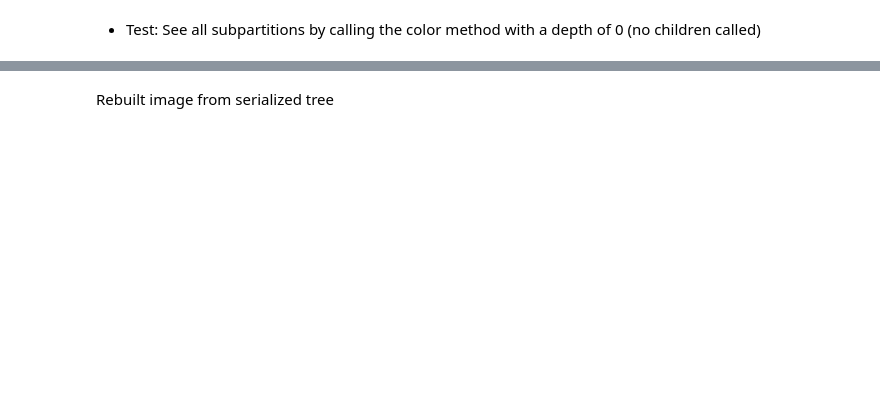
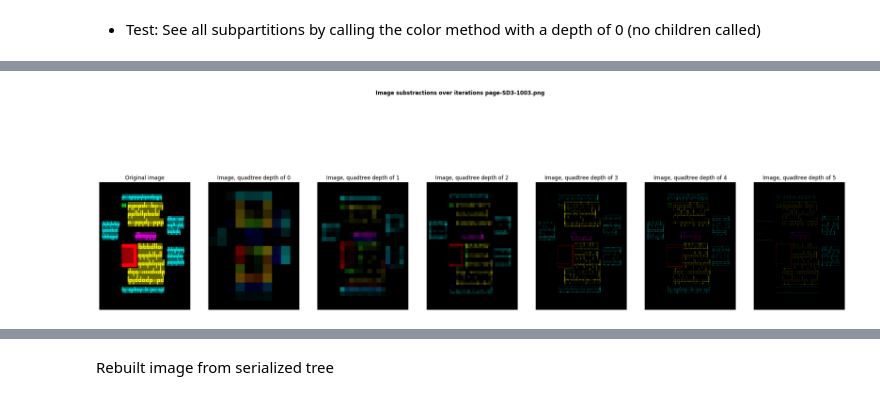
Before and after one commit to maximewel/image_processing, a Jupyter notebook: assignement_6/compression.ipynb, the cells around one changed output, grey strips where cells are left out. Saved outputs shown, nothing was run; the diff lists cells and outputs as text; code cells hidden in the pictures; blank space fills up the shorter version.

```diff
--- a/assignement_6/compression.ipynb
+++ b/assignement_6/compression.ipynb
@@ -307,22 +359,26 @@ for i, iter_image in enumerate(iterative_images):
 # %%
 iterative_images = []
 min_dim_size = partition_size[0] #Square dimensions, just take one side
 iteration_index = 0
 while min_dim_size>=1:
     iterative_images.append(quadTree.show_tree_at_depth(iteration_index))
     min_dim_size /= 2
     iteration_index += 1
 
 
 fig, ax = plt.subplots(1, len(iterative_images), figsize=(30,10))
 fig.suptitle(f'Image substractions over iterations {image_name}', fontweight='bold')
 
 ax[0].imshow(image)
 ax[0].set_title('Original image')
 ax[0].set_axis_off()
 
 for i in range(len(iterative_images)-1):
     sub_im = cv2.subtract(iterative_images[i+1], iterative_images[i])
     ax[i+1].imshow(sub_im)
     ax[i+1].set_title(f'Image, quadtree depth of {i}')
     ax[i+1].set_axis_off()
+
+save_plot(f"iterative_differences_{image_name}")
+# %% [output]
+[figure, added]
```
Also changed, not shown: parts of 15 cells of this notebook.
